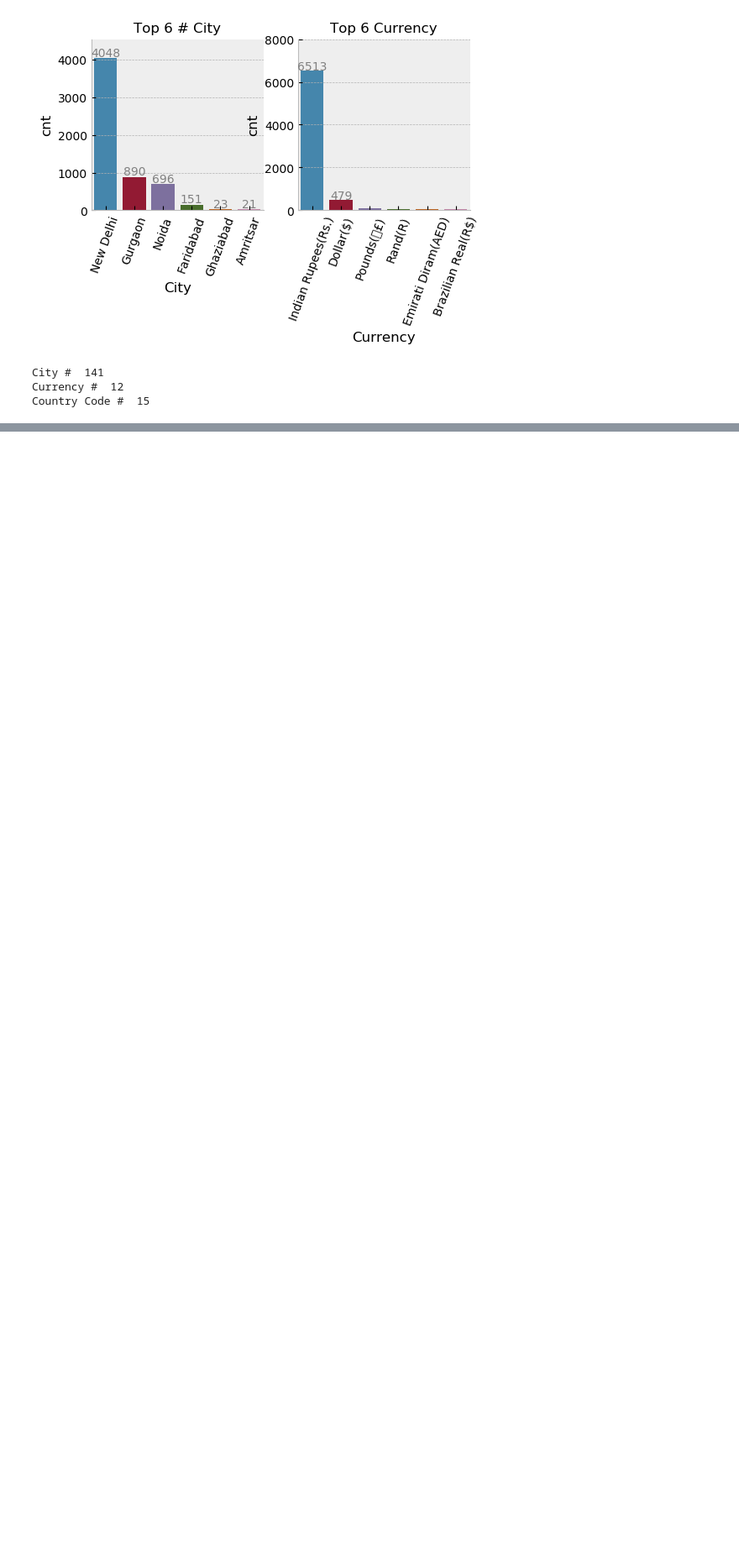
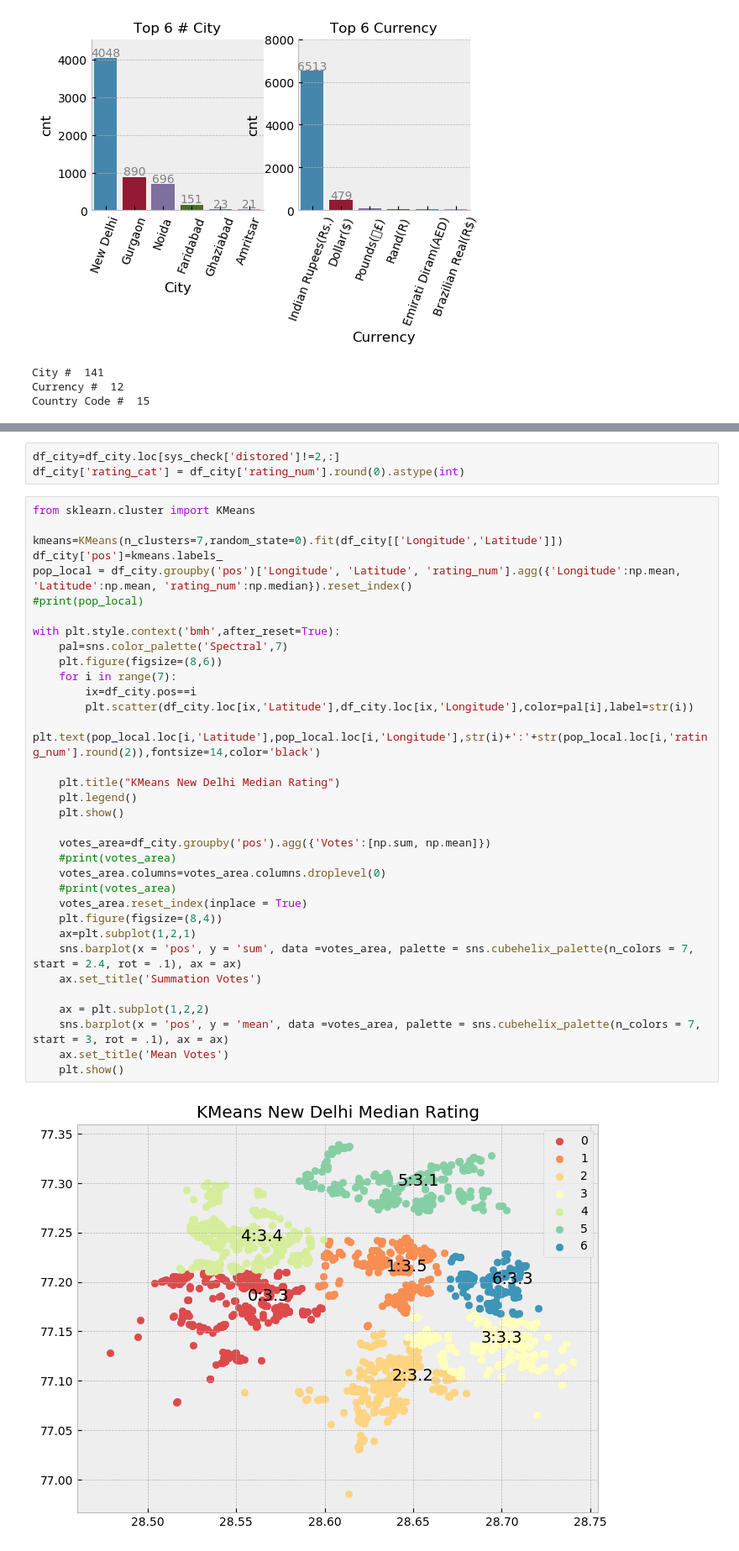
Before and after one commit to AvinashDamodaran/Zomato-Restaurant, a Jupyter notebook: Zomato India Restaurant.ipynb, the cells around one changed output, grey strips where cells are left out. Shown: that part at 84% size. Cells and saved outputs as stored; diff of their text form; blank space fills up the shorter version.

```diff
--- a/Zomato India Restaurant.ipynb
+++ b/Zomato India Restaurant.ipynb
@@ -102,0 +145,39 @@ map_F
+# %%
+df_city=df_city.loc[sys_check['distored']!=2,:]
+df_city['rating_cat'] = df_city['rating_num'].round(0).astype(int)
+# %%
+from sklearn.cluster import KMeans
+
+kmeans=KMeans(n_clusters=7,random_state=0).fit(df_city[['Longitude','Latitude']])
+df_city['pos']=kmeans.labels_
+pop_local = df_city.groupby('pos')['Longitude', 'Latitude', 'rating_num'].agg({'Longitude':np.mean, 'Latitude':np.mean, 'rating_num':np.median}).reset_index()
+#print(pop_local)
+
+with plt.style.context('bmh',after_reset=True):
+    pal=sns.color_palette('Spectral',7)
+    plt.figure(figsize=(8,6))
+    for i in range(7):
+        ix=df_city.pos==i
+        plt.scatter(df_city.loc[ix,'Latitude'],df_city.loc[ix,'Longitude'],color=pal[i],label=str(i))
+        plt.text(pop_local.loc[i,'Latitude'],pop_local.loc[i,'Longitude'],str(i)+':'+str(pop_local.loc[i,'rating_num'].round(2)),fontsize=14,color='black')
+
+    plt.title("KMeans New Delhi Median Rating")
+    plt.legend()
+    plt.show()
+
+    votes_area=df_city.groupby('pos').agg({'Votes':[np.sum, np.mean]})
+    #print(votes_area)
+    votes_area.columns=votes_area.columns.droplevel(0)
+    #print(votes_area)
+    votes_area.reset_index(inplace = True)
+    plt.figure(figsize=(8,4))
+    ax=plt.subplot(1,2,1)
+    sns.barplot(x = 'pos', y = 'sum', data =votes_area, palette = sns.cubehelix_palette(n_colors = 7, start = 2.4, rot = .1), ax = ax)
+    ax.set_title('Summation Votes')
+
+    ax = plt.subplot(1,2,2)
+    sns.barplot(x = 'pos', y = 'mean', data =votes_area, palette = sns.cubehelix_palette(n_colors = 7, start = 3, rot = .1), ax = ax)
+    ax.set_title('Mean Votes')
+    plt.show()
+# %% [output]
+[figure, added]
```
Also changed, not shown: parts of 5 cells of this notebook.
